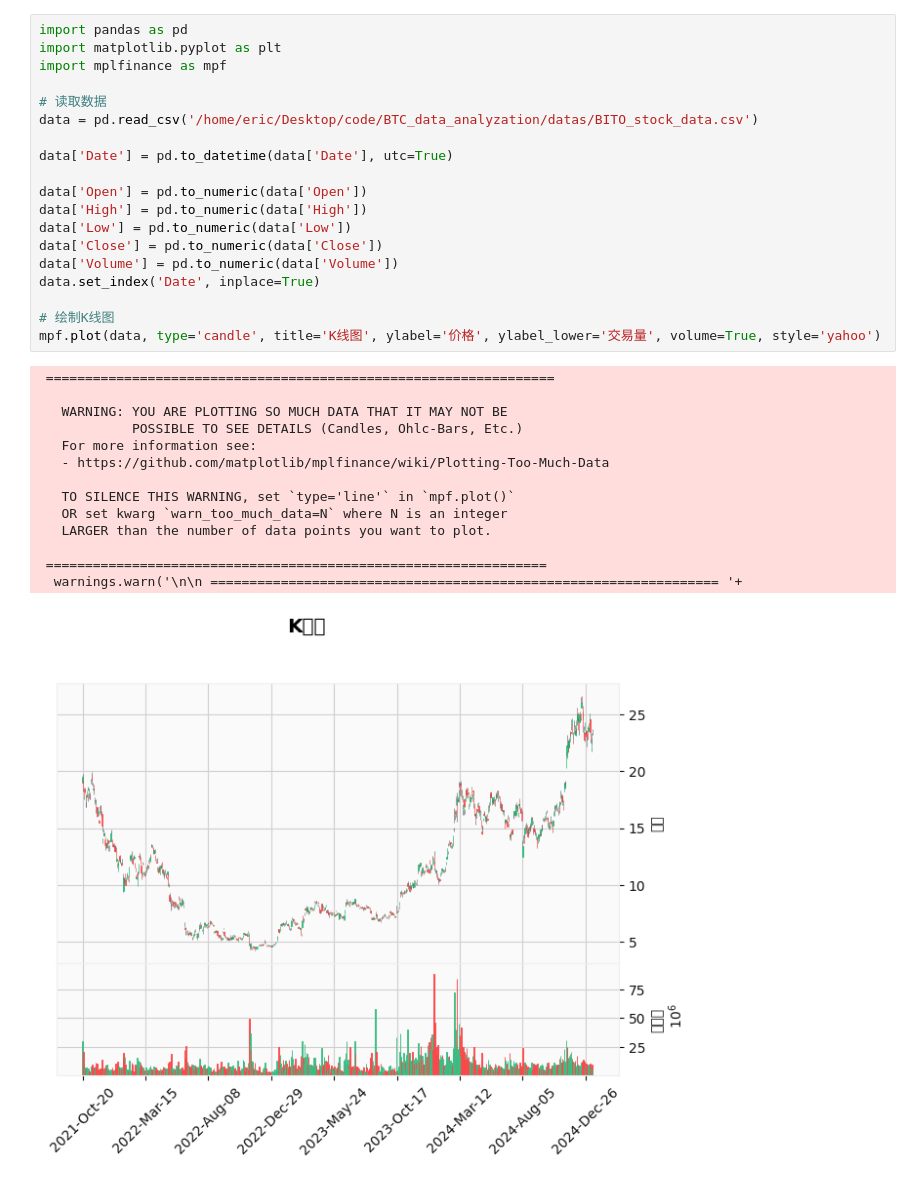
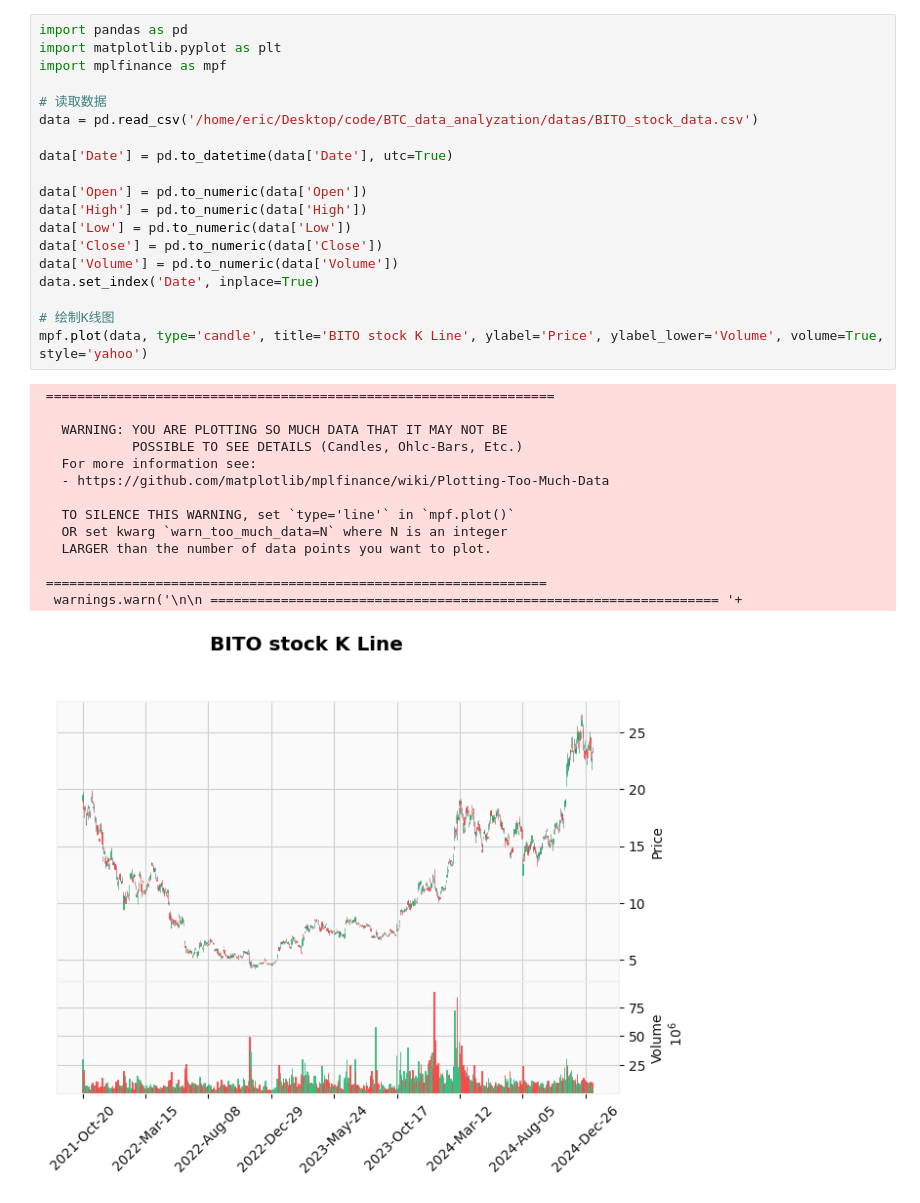
Before and after one commit to 13141440/BTC_data_analyzation, a Jupyter notebook: code/drawKLine.ipynb, the cells around one changed output. Saved outputs shown, nothing was run; the diff lists cells and outputs as text.

```diff
--- a/code/drawKLine.ipynb
+++ b/code/drawKLine.ipynb
@@ -3,32 +3,32 @@ import pandas as pd
 import matplotlib.pyplot as plt
 import mplfinance as mpf
 
 # 读取数据
 data = pd.read_csv('/home/eric/Desktop/code/BTC_data_analyzation/datas/BITO_stock_data.csv')
 
 data['Date'] = pd.to_datetime(data['Date'], utc=True)
 
 data['Open'] = pd.to_numeric(data['Open'])
 data['High'] = pd.to_numeric(data['High'])
 data['Low'] = pd.to_numeric(data['Low'])
 data['Close'] = pd.to_numeric(data['Close'])
 data['Volume'] = pd.to_numeric(data['Volume'])
 data.set_index('Date', inplace=True)
 
 # 绘制K线图
-mpf.plot(data, type='candle', title='K线图', ylabel='价格', ylabel_lower='交易量', volume=True, style='yahoo')
+mpf.plot(data, type='candle', title='BITO stock K Line', ylabel='Price', ylabel_lower='Volume', volume=True, style='yahoo')
 # %% [output]
  =================================================================
 
    WARNING: YOU ARE PLOTTING SO MUCH DATA THAT IT MAY NOT BE
             POSSIBLE TO SEE DETAILS (Candles, Ohlc-Bars, Etc.)
    For more information see:
    - https://github.com/matplotlib/mplfinance/wiki/Plotting-Too-Much-Data
 
    TO SILENCE THIS WARNING, set `type='line'` in `mpf.plot()`
    OR set kwarg `warn_too_much_data=N` where N is an integer
    LARGER than the number of data points you want to plot.
 
  ================================================================
   warnings.warn('\n\n ================================================================= '+
-[figure, old version]
+[figure, new version]
```
